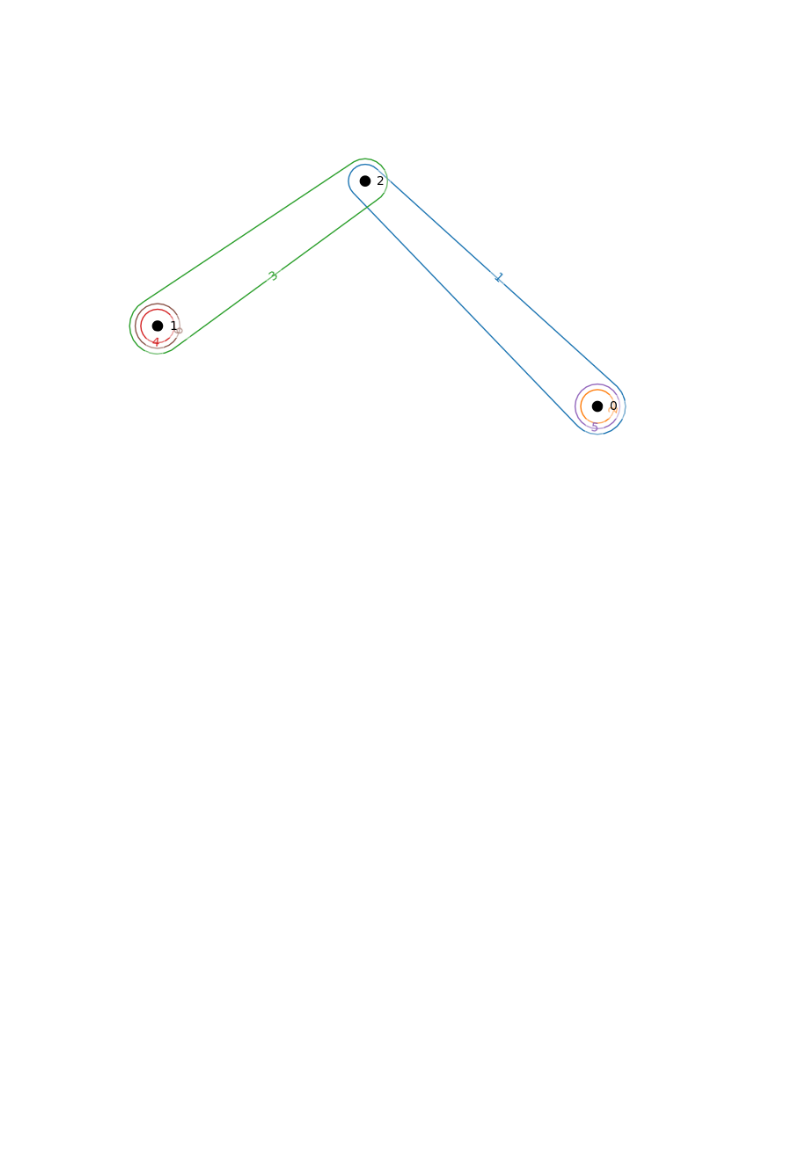
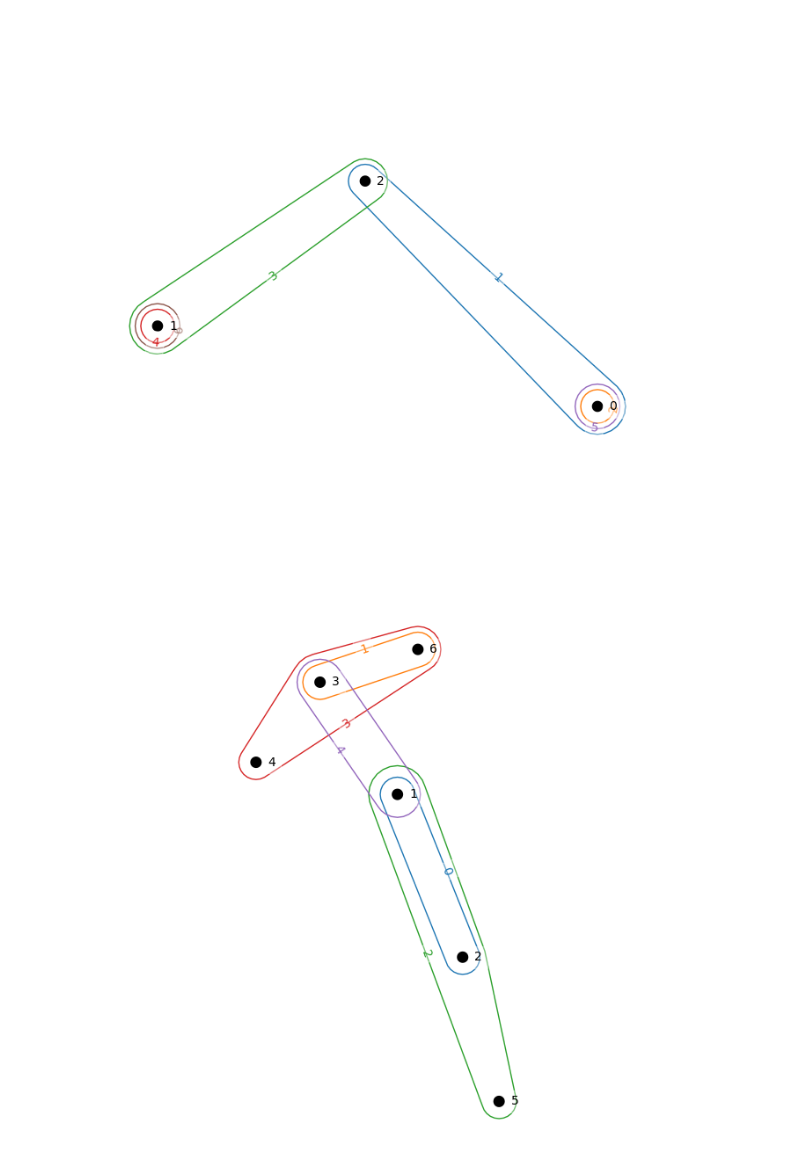
Before and after one commit to ChuongQuoc1413017/Hypergraph_RD, a Jupyter notebook: Demo_2.ipynb, the cells around one changed output. Saved outputs shown, nothing was run; the diff lists cells and outputs as text; code cells hidden in the pictures; blank space fills up the shorter version.

```diff
--- a/Demo_2.ipynb
+++ b/Demo_2.ipynb
@@ -184,3 +184,14 @@ hnx.drawing.draw(H)
 hnx.drawing.draw(H.dual())
 # %% [output]
 [figure]
+# %%
+graph = Create()
+graph.add_edge([1, 2, 5])
+graph.add_edge([1, 3])
+graph.add_edge([3, 4, 6])
+graph.add_edge([1, 2])
+graph.add_edge([6, 3])
+H = hnx.Hypergraph(graph.edges_dict)
+hnx.drawing.draw(H)
+# %% [output]
+[figure, added]
```
Also changed, not shown: parts of 1 cell of this notebook.
